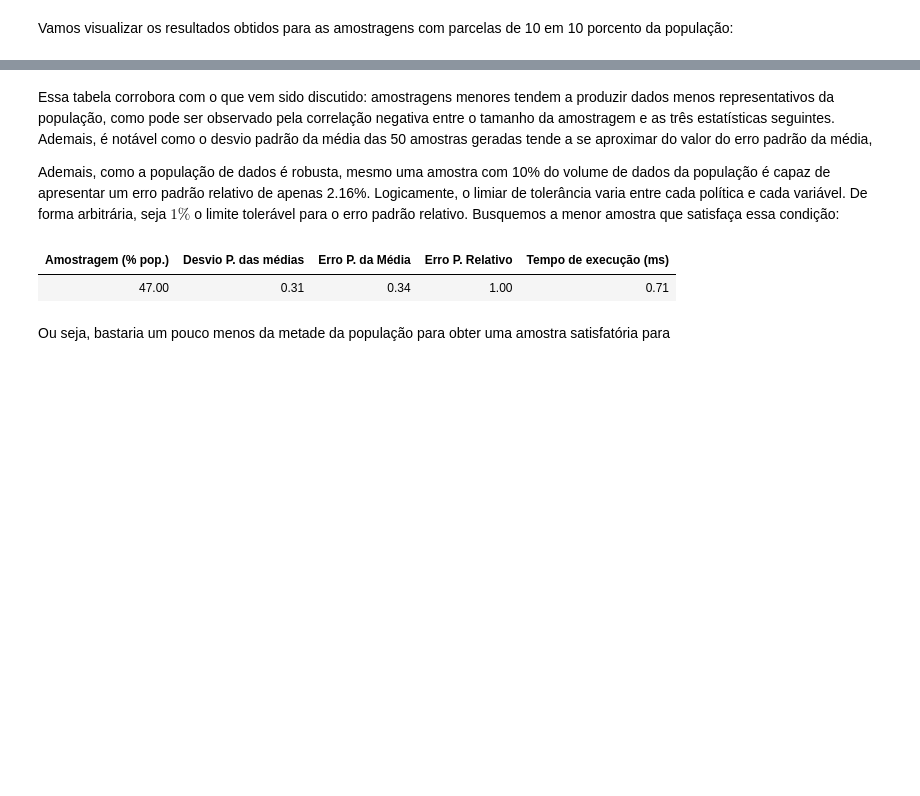
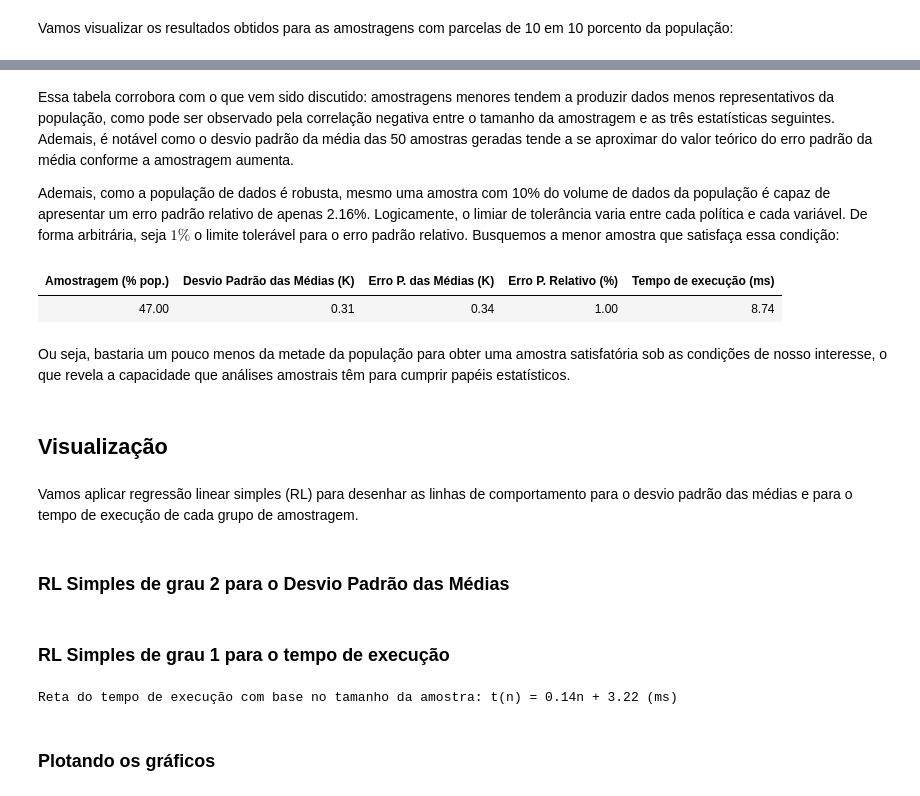
Before and after one commit to cg-oc/statistics, a Jupyter notebook: 2.2_serpente_voadora/2 - serpente_voadora.ipynb, the cells around one changed output, grey strips where cells are left out. Saved outputs shown, nothing was run; the diff lists cells and outputs as text; code cells hidden in the pictures; blank space fills up the shorter version.

```diff
--- a/2.2_serpente_voadora/2 - serpente_voadora.ipynb
+++ b/2.2_serpente_voadora/2 - serpente_voadora.ipynb
@@ -183,17 +230,17 @@ def df_analise_amostragem_aleatoria(
 Definida a função, vamos aplicá-la sobre nosso dados `temp_criticas`, com 50 amostras por análise e amostragens de 5%, 6%, ... até 90%. Como temos acesso aos dados da população, podemos informar o desvio padrão da população e a média populacional. Para fins de reprodução dos resultados, será definida a semente aleatória como 42.
 # %%
 NUMERO_AMOSTRAS: int = 50
-amostragem = range(5, 91) # [5, 6, 7, ..., 90]
+amostragem = range(5, 91)
 dp_pop = st.pstdev(temp_criticas)
 mean_pop = temp_criticas.mean()
 
 dfa3 = df_analise_amostragem_aleatoria(
-    dados = temp_criticas,
-    amostragem_pctg = amostragem,
-    qntd_amostras = NUMERO_AMOSTRAS,
-    desvio_padrao= dp_pop,
-    media_pop = mean_pop,
-    semente_aleatoria = 42
+    temp_criticas,
+    amostragem,
+    NUMERO_AMOSTRAS,
+    dp_pop,
+    media_pop=mean_pop,
+    semente_aleatoria=42
     )
 # %% [markdown]
 Vamos visualizar os resultados obtidos para as amostragens com parcelas de 10 em 10 porcento da população:
@@ -217,19 +265,25 @@ df_filtrado.style.format("{:.2f}").hide(axis='index')
 # %% [markdown]
-Essa tabela corrobora com o que vem sido discutido: amostragens menores tendem a produzir dados menos representativos da população, como pode ser observado pela correlação negativa entre o tamanho da amostragem e as três estatísticas seguintes. Ademais, é notável como o desvio padrão da média das 50 amostras geradas tende a se aproximar do valor do erro padrão da média,
+Essa tabela corrobora com o que vem sido discutido: amostragens menores tendem a produzir dados menos representativos da população, como pode ser observado pela correlação negativa entre o tamanho da amostragem e as três estatísticas seguintes. Ademais, é notável como o desvio padrão da média das 50 amostras geradas tende a se aproximar do valor teórico do erro padrão da média conforme a amostragem aumenta.
 
 Ademais, como a população de dados é robusta, mesmo uma amostra com 10% do volume de dados da população é capaz de apresentar um erro padrão relativo de apenas 2.16%. Logicamente, o limiar de tolerância varia entre cada política e cada variável. De forma arbitrária, seja $1\%$ o limite tolerável para o erro padrão relativo. Busquemos a menor amostra que satisfaça essa condição:
 # %%
-filtro2 = dfa3["Erro P. Relativo"] <= 1
+filtro2 = dfa3["Erro P. Relativo (%)"] <= 1
 df_menores_erp = dfa3[filtro2]
 menor_amostragem_satisfatoria = df_menores_erp.iloc[[0]]
 
 # Estilo
 menor_amostragem_satisfatoria.style.format("{:.2f}").hide(axis='index')
 # %% [output]
-| Amostragem (% pop.) | Desvio P. das médias | Erro P. da Média | Erro P. Relativo | Tempo de execução (ms) |
-| 47.00 | 0.31 | 0.34 | 1.00 | 0.71 |
+| Amostragem (% pop.) | Desvio Padrão das Médias (K) | Erro P. das Médias (K) | Erro P. Relativo (%) | Tempo de execução (ms) |
+| 47.00 | 0.31 | 0.34 | 1.00 | 8.74 |
 # %% [markdown]
-Ou seja, bastaria um pouco menos da metade da população para obter uma amostra satisfatória para
+Ou seja, bastaria um pouco menos da metade da população para obter uma amostra satisfatória sob as condições de nosso interesse, o que revela a capacidade que análises amostrais têm para cumprir papéis estatísticos.
+# %% [markdown]
+## Visualização
+# %% [markdown]
+Vamos aplicar regressão linear simples (RL) para desenhar as linhas de comportamento para o desvio padrão das médias e para o tempo de execução de cada grupo de amostragem.
+# %% [markdown]
+### RL Simples de grau 2 para o Desvio Padrão das Médias
 # %%
 from sklearn.pipeline import make_pipeline
 from sklearn.preprocessing import PolynomialFeatures
@@ -251,3 +305,5 @@ dpm_previsto = pipeline.predict(x);
+# %% [markdown]
+### RL Simples de grau 1 para o tempo de execução
 # %%
 y = dfa3["Tempo de execução (ms)"]
 
@@ -256,6 +312,12 @@ modelo = LinearRegression()
 modelo.fit(x, y)
 
 tempo_previsto = modelo.predict(x)
+reta_tempo = f"t(n) = {modelo.coef_.item():.2f}n + {modelo.intercept_:.2f} (ms)"
+print("Reta do tempo de execução com base no tamanho da amostra:", reta_tempo)
+# %% [output]
+Reta do tempo de execução com base no tamanho da amostra: t(n) = 0.14n + 3.22 (ms)
+# %% [markdown]
+### Plotando os gráficos
 # %%
 import matplotlib.pyplot as plt
 
```
Also changed, not shown: parts of 27 cells of this notebook, 2 other files.
